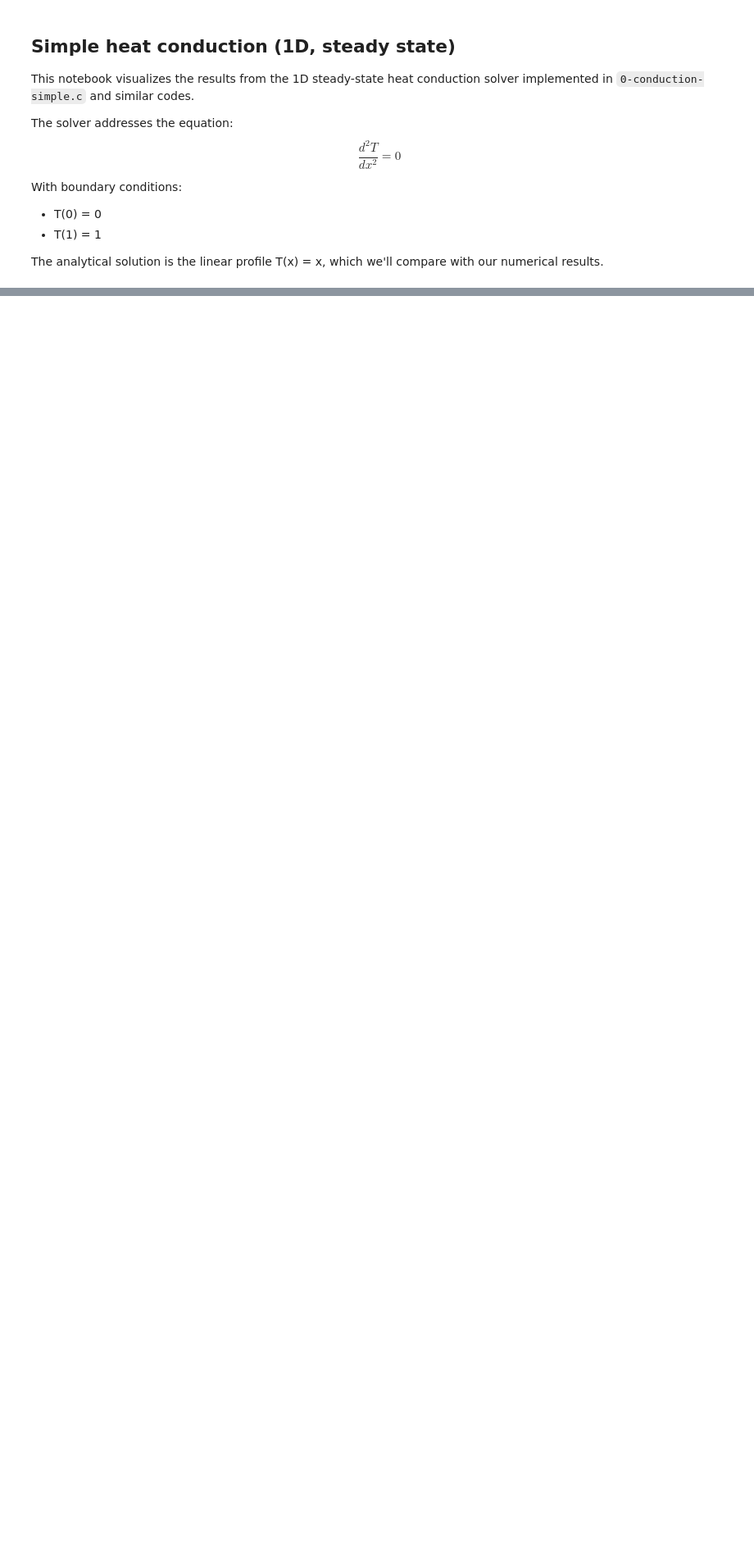
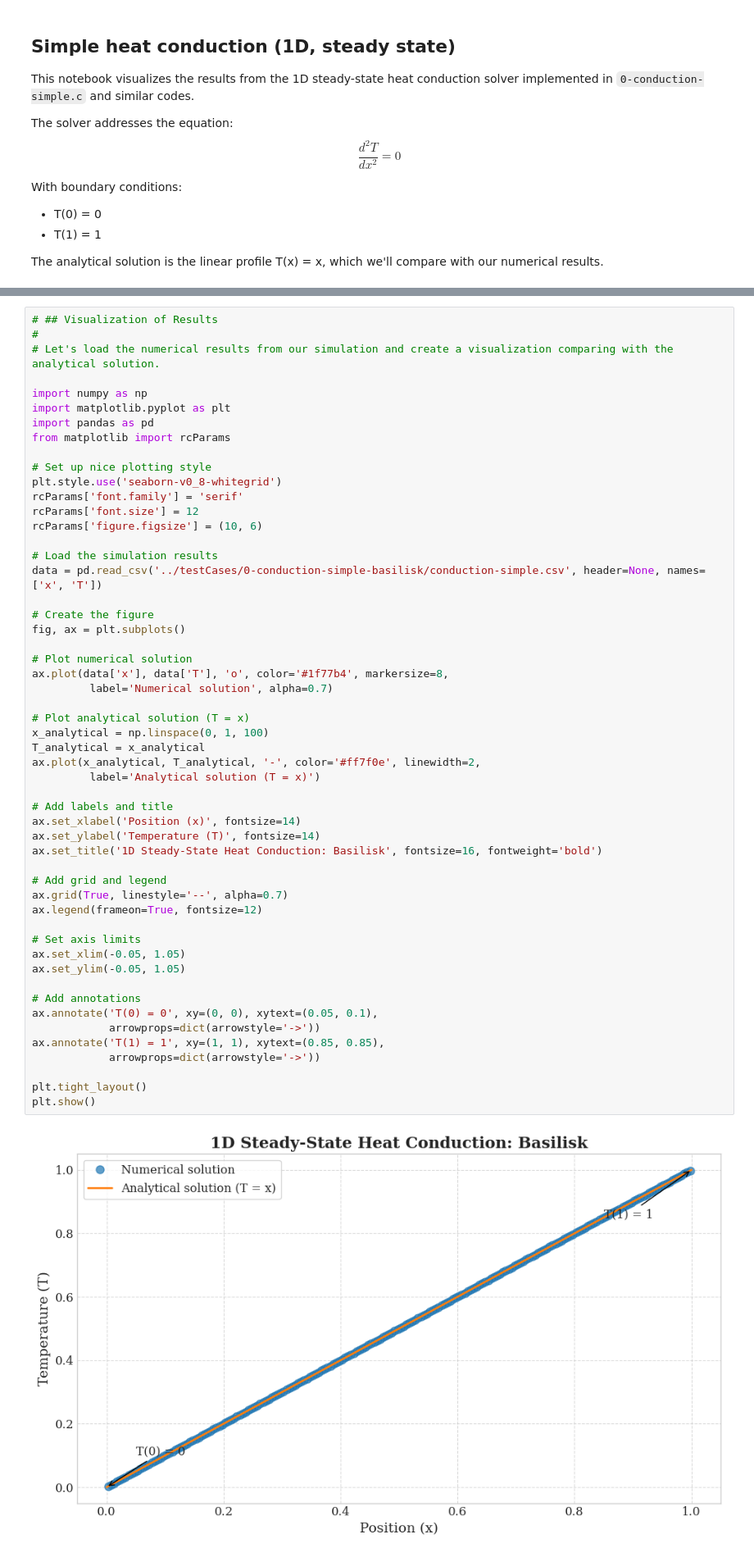
Before and after one commit to comphy-lab/Basilisk-101nano, a Jupyter notebook: postProcess/0-conduction.ipynb, the cells around one changed output, grey strips where cells are left out. Shown at 82% size. Saved outputs shown, nothing was run; the diff lists cells and outputs as text; blank space fills up the shorter version.

```diff
--- a/postProcess/0-conduction.ipynb
+++ b/postProcess/0-conduction.ipynb
@@ -71,3 +73,58 @@ plt.show()
+# %%
+# ## Visualization of Results
+#
+# Let's load the numerical results from our simulation and create a visualization comparing with the analytical solution.
+
+import numpy as np
+import matplotlib.pyplot as plt
+import pandas as pd
+from matplotlib import rcParams
+
+# Set up nice plotting style
+plt.style.use('seaborn-v0_8-whitegrid')
+rcParams['font.family'] = 'serif'
+rcParams['font.size'] = 12
+rcParams['figure.figsize'] = (10, 6)
+
+# Load the simulation results
+data = pd.read_csv('../testCases/0-conduction-simple-basilisk/conduction-simple.csv', header=None, names=['x', 'T'])
+
+# Create the figure
+fig, ax = plt.subplots()
+
+# Plot numerical solution
+ax.plot(data['x'], data['T'], 'o', color='#1f77b4', markersize=8,
+         label='Numerical solution', alpha=0.7)
+
+# Plot analytical solution (T = x)
+x_analytical = np.linspace(0, 1, 100)
+T_analytical = x_analytical
+ax.plot(x_analytical, T_analytical, '-', color='#ff7f0e', linewidth=2,
+         label='Analytical solution (T = x)')
+
+# Add labels and title
+ax.set_xlabel('Position (x)', fontsize=14)
+ax.set_ylabel('Temperature (T)', fontsize=14)
+ax.set_title('1D Steady-State Heat Conduction: Basilisk', fontsize=16, fontweight='bold')
+
+# Add grid and legend
+ax.grid(True, linestyle='--', alpha=0.7)
+ax.legend(frameon=True, fontsize=12)
+
+# Set axis limits
+ax.set_xlim(-0.05, 1.05)
+ax.set_ylim(-0.05, 1.05)
+
+# Add annotations
+ax.annotate('T(0) = 0', xy=(0, 0), xytext=(0.05, 0.1),
+            arrowprops=dict(arrowstyle='->'))
+ax.annotate('T(1) = 1', xy=(1, 1), xytext=(0.85, 0.85),
+            arrowprops=dict(arrowstyle='->'))
+
+plt.tight_layout()
+plt.show()
+# %% [output]
+[figure, added]
 # %% [markdown]
 ## Simple heat conduction (1D, transient)
 
```
Also changed, not shown: parts of 2 cells of this notebook, 21 other files.
